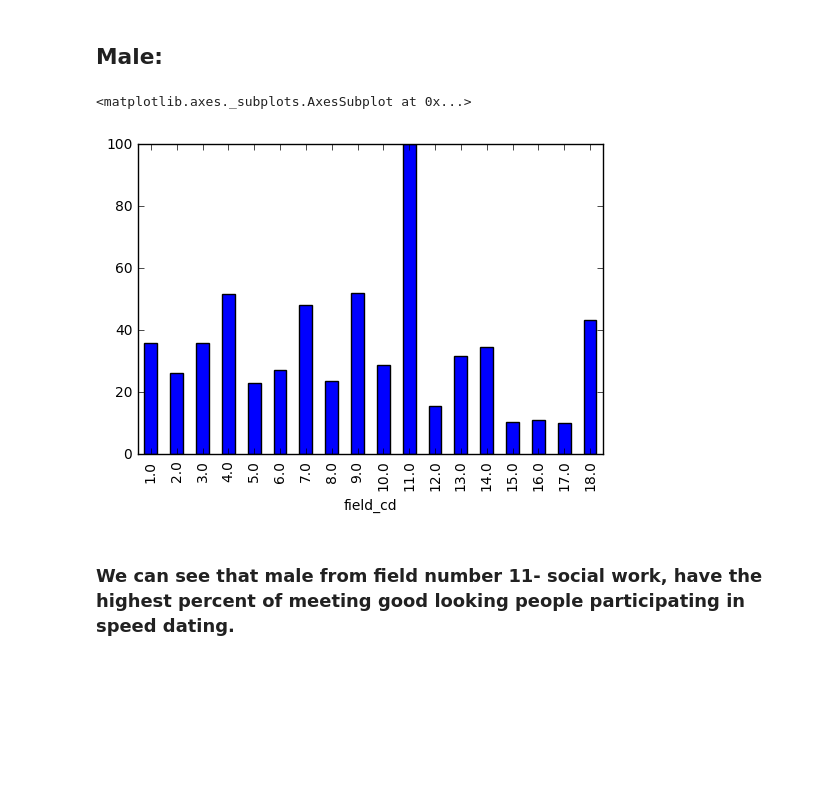
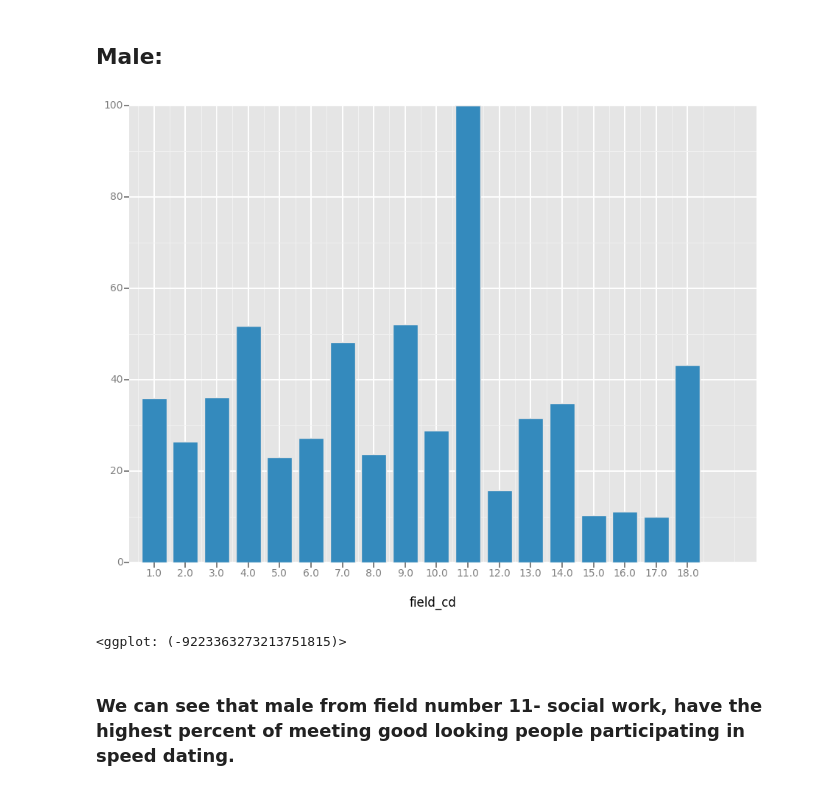
Before and after one commit to LutherCSMiller/midtermproject-nguyli03, a Jupyter notebook: SpeedDating.ipynb, the cells around one changed output. Drawn from its saved outputs; the diff is of its cells as text; code cells hidden in the pictures; blank space fills up the shorter version.

Commit message:
somewhat priettier graph

```diff
--- a/SpeedDating.ipynb
+++ b/SpeedDating.ipynb
@@ -69,12 +69,14 @@ def get_totalM(row):
 # %%
 attrM['total']=attrM.apply(get_totalM,axis=1)
 attrM['%']=attrM['size']/attrM['total']*100
 x=attrM[attrM.attr>=8].groupby("field_cd").sum()
-x['%'].plot(kind='bar')
+x=x.reset_index()
+ggplot(x,aes(x='field_cd',weight="%"))+geom_bar()
+# x['%'].plot(kind='bar')
 # We cannot use total in x because total will be bigger than the real normal, however, % and size is right
 # %% [output]
+[figure, new version]
-<matplotlib.axes._subplots.AxesSubplot at 0x...>
+<ggplot: (-9223363273213751815)>
-[figure, old version]
 # %% [markdown]
 ### We can see that male from field number 11- social work, have the highest percent of meeting good looking people participating in speed dating.
 # %%
```
Also changed, not shown: parts of 14 cells of this notebook.
